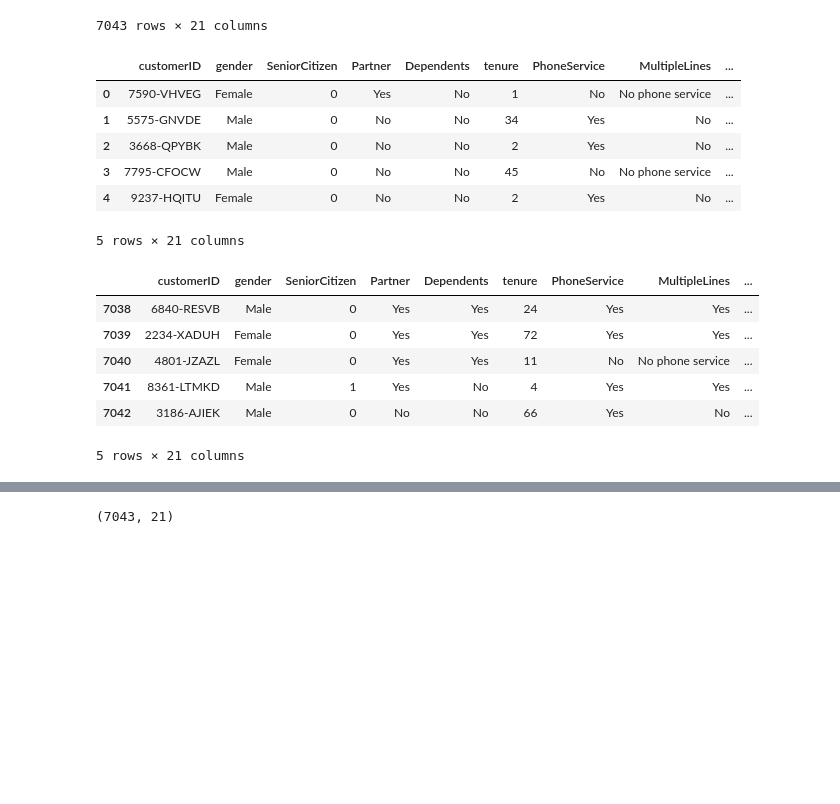
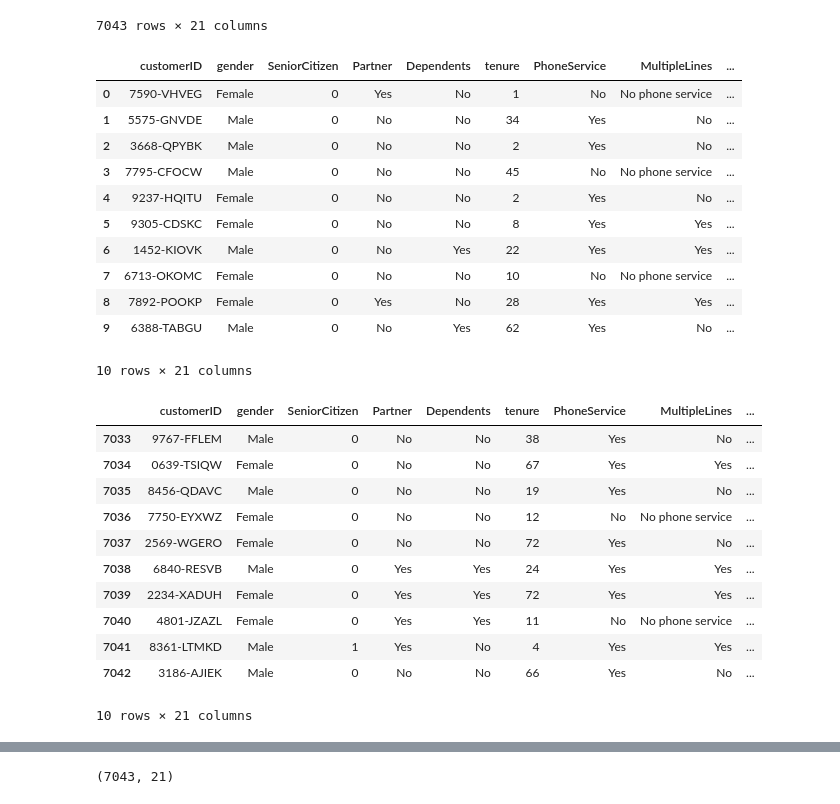
Before and after one commit to sk-shahsi/ML_Model, a Jupyter notebook: Random_Forest_Handson.ipynb, the cells around one changed output, grey strips where cells are left out. Saved outputs shown, nothing was run; the diff lists cells and outputs as text; code cells hidden in the pictures; blank space fills up the shorter version.

```diff
--- a/Random_Forest_Handson.ipynb
+++ b/Random_Forest_Handson.ipynb
@@ -25,25 +25,35 @@ df
 7043 rows × 21 columns
 # %%
 #EDA
-df.head()
+df.head(10)
 # %% [output]
 |  | customerID | gender | SeniorCitizen | Partner | Dependents | tenure | PhoneService | MultipleLines | ... |
 | 0 | 7590-VHVEG | Female | 0 | Yes | No | 1 | No | No phone service | ... |
 | 1 | 5575-GNVDE | Male | 0 | No | No | 34 | Yes | No | ... |
 | 2 | 3668-QPYBK | Male | 0 | No | No | 2 | Yes | No | ... |
 | 3 | 7795-CFOCW | Male | 0 | No | No | 45 | No | No phone service | ... |
 | 4 | 9237-HQITU | Female | 0 | No | No | 2 | Yes | No | ... |
+| 5 | 9305-CDSKC | Female | 0 | No | No | 8 | Yes | Yes | ... |
+| 6 | 1452-KIOVK | Male | 0 | No | Yes | 22 | Yes | Yes | ... |
+| 7 | 6713-OKOMC | Female | 0 | No | No | 10 | No | No phone service | ... |
+| 8 | 7892-POOKP | Female | 0 | Yes | No | 28 | Yes | Yes | ... |
+| 9 | 6388-TABGU | Male | 0 | No | Yes | 62 | Yes | No | ... |
-5 rows × 21 columns
+10 rows × 21 columns
 # %%
-df.tail()
+df.tail(10)
 # %% [output]
 |  | customerID | gender | SeniorCitizen | Partner | Dependents | tenure | PhoneService | MultipleLines | ... |
+| 7033 | 9767-FFLEM | Male | 0 | No | No | 38 | Yes | No | ... |
+| 7034 | 0639-TSIQW | Female | 0 | No | No | 67 | Yes | Yes | ... |
+| 7035 | 8456-QDAVC | Male | 0 | No | No | 19 | Yes | No | ... |
+| 7036 | 7750-EYXWZ | Female | 0 | No | No | 12 | No | No phone service | ... |
+| 7037 | 2569-WGERO | Female | 0 | No | No | 72 | Yes | No | ... |
 | 7038 | 6840-RESVB | Male | 0 | Yes | Yes | 24 | Yes | Yes | ... |
 | 7039 | 2234-XADUH | Female | 0 | Yes | Yes | 72 | Yes | Yes | ... |
 | 7040 | 4801-JZAZL | Female | 0 | Yes | Yes | 11 | No | No phone service | ... |
 | 7041 | 8361-LTMKD | Male | 1 | Yes | No | 4 | Yes | Yes | ... |
 | 7042 | 3186-AJIEK | Male | 0 | No | No | 66 | Yes | No | ... |
-5 rows × 21 columns
+10 rows × 21 columns
 # %%
 df.info()
 # %% [output]
```
Also changed, not shown: parts of 31 cells of this notebook.
